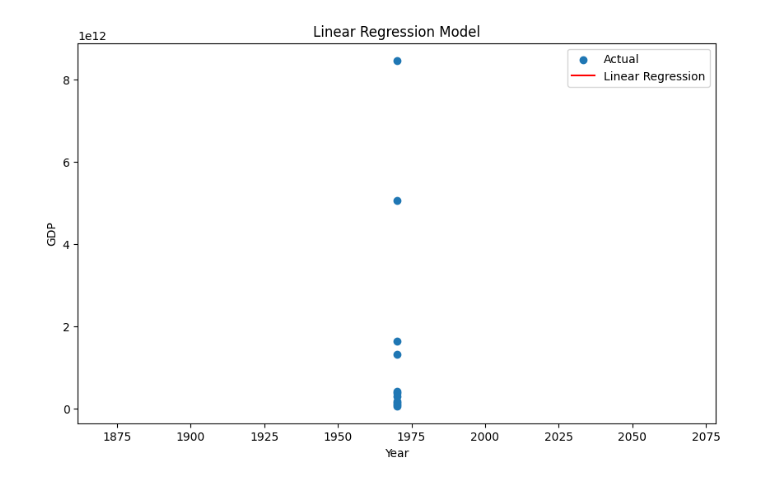
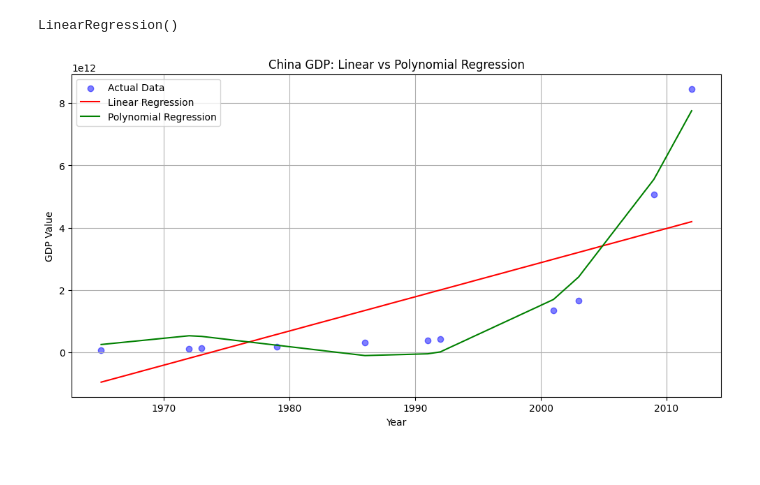
Before and after one commit to zachary013/ml-labs, a Jupyter notebook: atelier1/notebooks/partie4_regression_polynomiale.ipynb, the cells around one changed output. Saved outputs shown, nothing was run; the diff lists cells and outputs as text; code cells hidden in the pictures.

Commit message:
Visualization part4

```diff
--- a/atelier1/notebooks/partie4_regression_polynomiale.ipynb
+++ b/atelier1/notebooks/partie4_regression_polynomiale.ipynb
@@ -40,11 +17,45 @@ poly_pred = poly_model.predict(X_poly_test)
+# %%
+# Linear Regression Model
+linear_reg = LinearRegression()
+linear_reg.fit(X_train, y_train)
+
+# Polynomial Regression Model (degree=3)
+poly_features = PolynomialFeatures(degree=3)
+X_poly_train = poly_features.fit_transform(X_train)
+poly_reg = LinearRegression()
+poly_reg.fit(X_poly_train, y_train)
+# %% [output]
+LinearRegression()
+# %%
+# Linear predictions
+y_pred_linear = linear_reg.predict(X_test)
+
+# Polynomial predictions
+X_poly_test = poly_features.transform(X_test)
+y_pred_poly = poly_reg.predict(X_poly_test)
 # %%
-plt.figure(figsize=(10, 6))
-plt.scatter(X_test, y_test, label='Actual')
-plt.plot(X_test, linear_model.predict(X_test), color='r', label='Linear Regression')
+# Visualizing regression results
+plt.figure(figsize=(12, 6))
+
+# Sort for better visualization
+sort_idx = np.argsort(X_test.flatten())
+X_test_sorted = X_test[sort_idx]
+y_test_sorted = y_test[sort_idx]
+y_pred_linear_sorted = y_pred_linear[sort_idx]
+y_pred_poly_sorted = y_pred_poly[sort_idx]
+
+# Plot actual data points
+plt.scatter(X_test, y_test, color='blue', label='Actual Data', alpha=0.5)
+
+# Plot predictions
+plt.plot(X_test_sorted, y_pred_linear_sorted, color='red', label='Linear Regression')
+plt.plot(X_test_sorted, y_pred_poly_sorted, color='green', label='Polynomial Regression')
+
 plt.xlabel('Year')
-plt.ylabel('GDP')
-plt.title('Linear Regression Model')
+plt.ylabel('GDP Value')
+plt.title('China GDP: Linear vs Polynomial Regression')
 plt.legend()
+plt.grid(True)
 plt.show()
 # %% [output]
-[figure, old version]
+[figure, new version]
```
Also changed, not shown: parts of 7 cells of this notebook, 1 other file.
